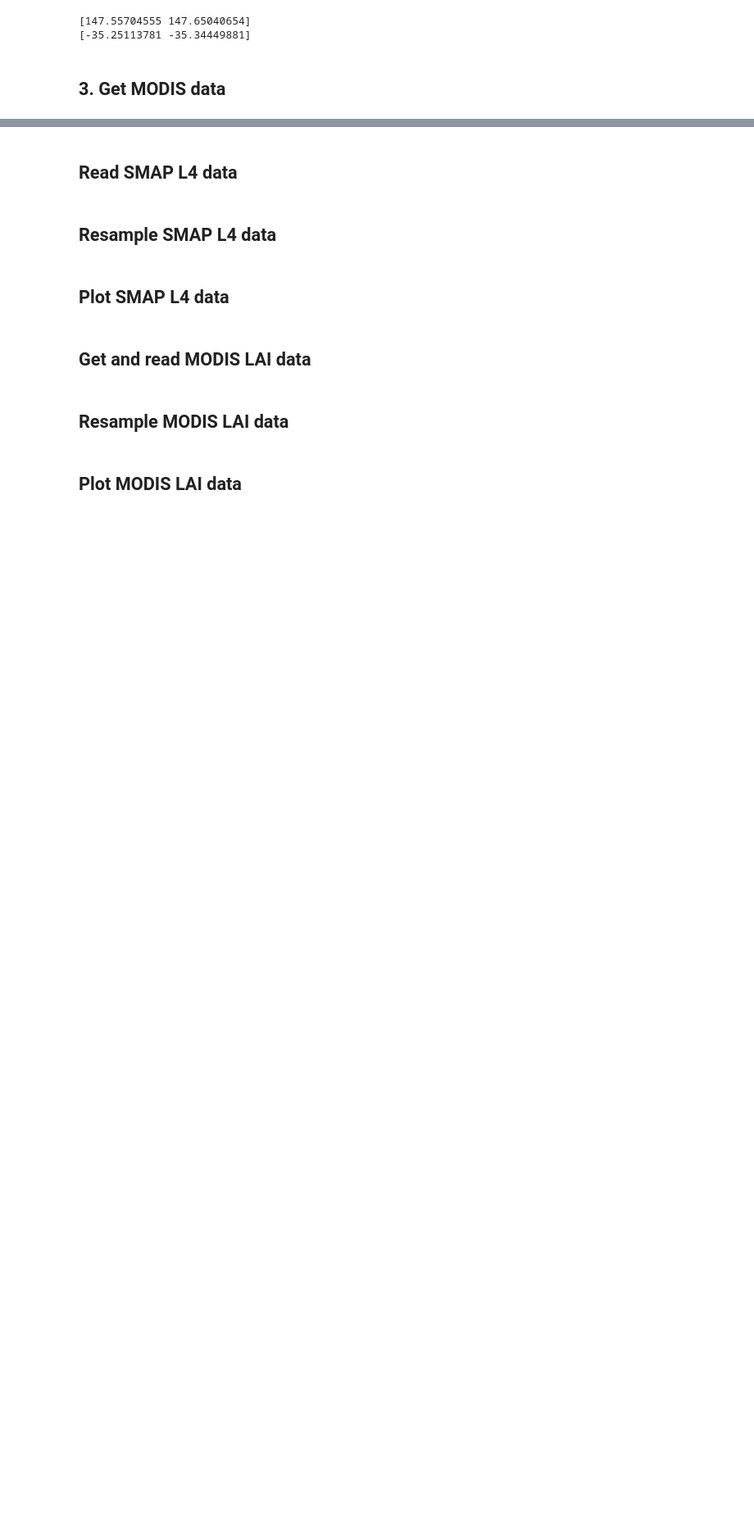
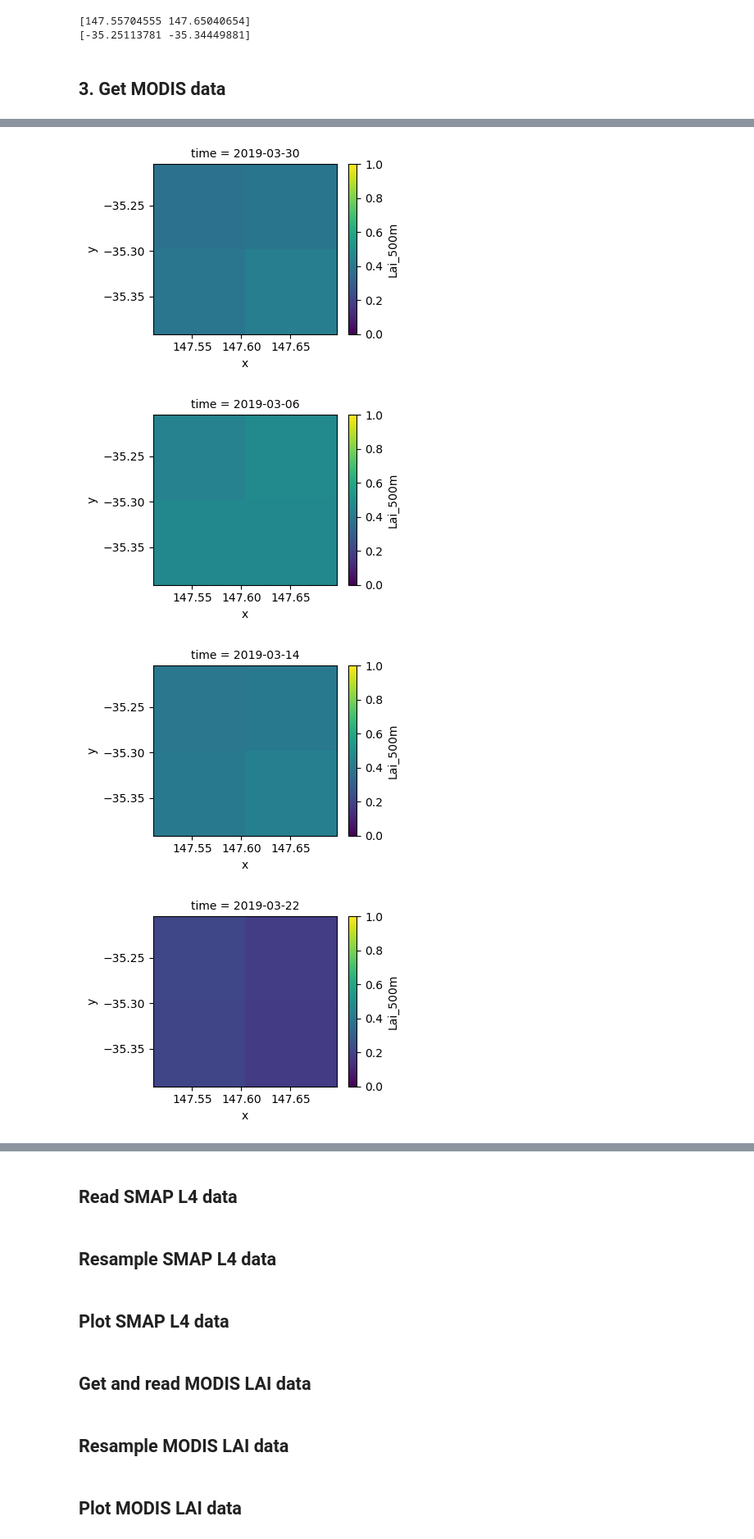
Before and after one commit to RY4GIT/SMSigxSMAP, a Jupyter notebook: 2_code_to_analyze/test_plot_smapL3.ipynb, the cells around one changed output, grey strips where cells are left out. Shown at 82% size. Saved outputs shown, nothing was run; the diff lists cells and outputs as text; code cells hidden in the pictures; blank space fills up the shorter version.

Commit message:
Got the MODIS data properly resampled

```diff
--- a/2_code_to_analyze/test_plot_smapL3.ipynb
+++ b/2_code_to_analyze/test_plot_smapL3.ipynb
@@ -261,22 +259,3 @@ Found: 18 datasets
 │ tilejson         │ TileJSON with default rendering                   │
 │ rendered_preview │ Rendered preview                                  │
 └──────────────────┴───────────────────────────────────────────────────┘
-# %%
-from odc.stac import stac_load
-
-
-for i in range(len(items)):
-    data0 = stac_load(
-        [items[i]],
-        crs="EPSG:4326",
-        bands="Lai_500m",
-        resolution=0.0045,
-        bbox=bbox
-    )
-    raster = items[i].assets["Lai_500m"].extra_fields["raster:bands"]
-    data = data0["Lai_500m"] * raster[0]["scale"]
-    data.values[data.values >=24.9] = np.nan
-    data.plot.imshow(cmap="viridis", col="time")
-
-# TODO: combine two rasters for the same dates
-# TODO: resample to SMAP grid
@@ -308,0 +264,54 @@ Data variables:
+# %%
+# Get the unique dates from the list of items
+unique_dates = []
+for i in range(len(items)):
+    split_itemid = str(items[i]).split(".")
+    unique_dates.append(split_itemid[1])
+unique_dates = set(unique_dates)
+
+# Iterate through the unique dates
+for i, unique_date in enumerate(unique_dates):
+    item_for_the_unique_date = []
+
+    # Create a paired list of granules for the unique date
+    for j, item in enumerate(items):
+        if (unique_date in str(item)):
+            item_for_the_unique_date.append(item)
+
+    # Iterate through the list of granules for the unique date
+    for k, item in enumerate(item_for_the_unique_date):
+
+        # Read MODIS data from STAC server
+        MODIS_data0 = stac_load(
+            [item],
+            crs="EPSG:4326",
+            bands="Lai_500m",
+            resolution=0.0045,
+            bbox=bbox
+        )
+
+        # Scale the data
+        raster = item.assets["Lai_500m"].extra_fields["raster:bands"]
+        MODIS_data = MODIS_data0["Lai_500m"] * raster[0]["scale"]
+        MODIS_data.values[MODIS_data.values >=24.9] = np.nan
+
+        # Merge the data
+        if k==0:
+            MODIS_dataset = MODIS_data
+        else:
+            MODIS_dataset = MODIS_dataset.combine_first(MODIS_data)
+
+        # Resample to SMAP grid cells
+        if k==len(item_for_the_unique_date)-1:
+            MODIS_dataset = MODIS_dataset.rename({'longitude': 'x', 'latitude': 'y'})
+            MODIS_dataset_clipped = MODIS_dataset.rio.clip_box(minx=min(samplePoint_SMAP.x).values, miny=min(samplePoint_SMAP.y).values, maxx=max(samplePoint_SMAP.x).values, maxy=max(samplePoint_SMAP.y).values)
+            # MODIS_dataset_clipped.plot.imshow(cmap="viridis", col="time", vmin=0, vmax=1)
+            # xr.plot.hist(MODIS_dataset_clipped)
+            MODIS_dataset_resampled_to_SMAP = MODIS_dataset.rio.reproject_match(samplePoint_SMAP, resampling=rio.enums.Resampling.average)
+            # cubic resampling might be more accurate, but ends up in nan values
+            MODIS_dataset_resampled_to_SMAP.plot.imshow(cmap="viridis", col="time", vmin=0, vmax=1)
+# %% [output]
+[figure, added]
+[figure, added]
+[figure, added]
+[figure, added]
```
Also changed, not shown: parts of 13 cells of this notebook.
